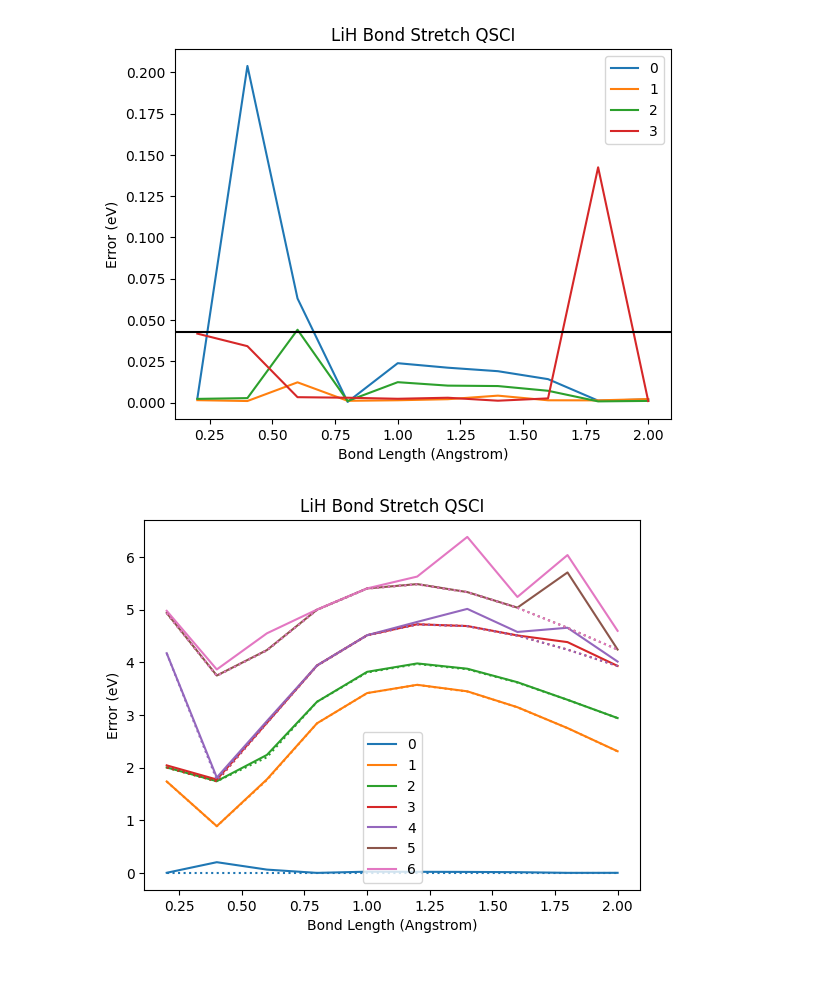
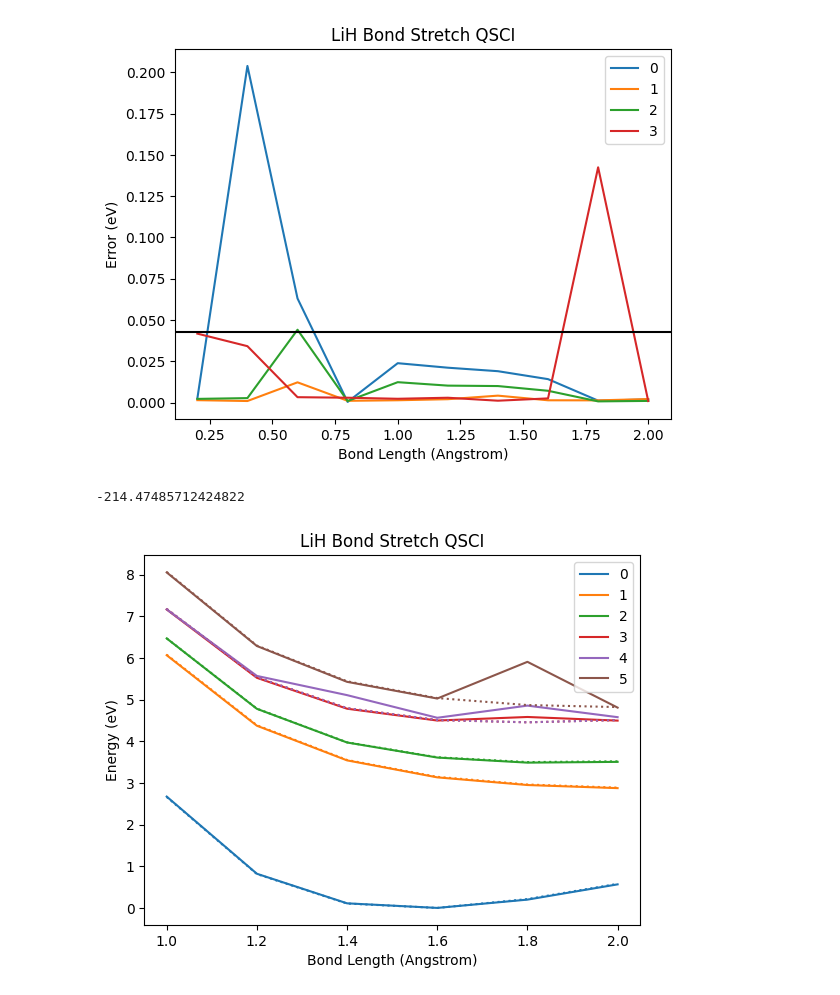
Before and after one commit to Freddie-Burns/qsci, a Jupyter notebook: nb_LiH_stretch_8ef116.ipynb, the cells around one changed output. Saved outputs shown, nothing was run; the diff lists cells and outputs as text; code cells hidden in the pictures.

```diff
--- a/nb_LiH_stretch.ipynb
+++ b/nb_LiH_stretch_8ef116.ipynb
@@ -56,7 +56,7 @@ with open(data_path / "fci_energies.pkl", 'wb') as file:
     dill.dump(fci_stretch, file)
 # %%
 import dill
-with open("qsci_error.pkl", 'rb') as file:
+with open(data_path / "qsci_error.pkl", 'rb') as file:
     qsci_error = dill.load(file)
 # %%
 bond_lengths = []
@@ -86,20 +86,32 @@ plt.title('LiH Bond Stretch QSCI')
 plt.show()
 # %% [output]
 [figure]
+# %%
+qsci_stretch = np.array(list(zip(*qsci_energies)))
+fci_stretch = np.array(list(zip(*fci_energies)))
+qsci_pes = qsci_stretch - np.min(qsci_stretch)
+fci_pes = fci_stretch - np.min(fci_stretch)
+# %%
+np.min(qsci_stretch)
+# %% [output]
+-214.47485712424822
 # %%
 fig3 = plt.figure()
-for i, state in enumerate(qsci_stretch):
-    plt.plot(bond_lengths, state, label=str(i))
+# for i, state in enumerate(qsci_pes[0]):
+#     plt.plot(bond_lengths, state, label=str(i))
+
+for i, state in enumerate(qsci_stretch[:6]):
+    plt.plot(bond_lengths[4:], qsci_pes[i][4:], label=str(i))
 plt.legend()
 
 # Reset colour cycle so FCI and QSCI colours correspond
 plt.gca().set_prop_cycle(None)
-for i, state in enumerate(fci_stretch):
-    plt.plot(bond_lengths, state, ':', label=str(i))
+for i, state in enumerate(fci_pes[:6]):
+    plt.plot(bond_lengths[4:], state[4:], ':', label=str(i))
 
 plt.xlabel('Bond Length (Angstrom)')
-plt.ylabel('Error (eV)')
+plt.ylabel('Energy (eV)')
 plt.title('LiH Bond Stretch QSCI')
 plt.show()
 # %% [output]
-[figure, old version]
+[figure, new version]
```
Also changed, not shown: parts of 1 cell of this notebook, 1 other file.
